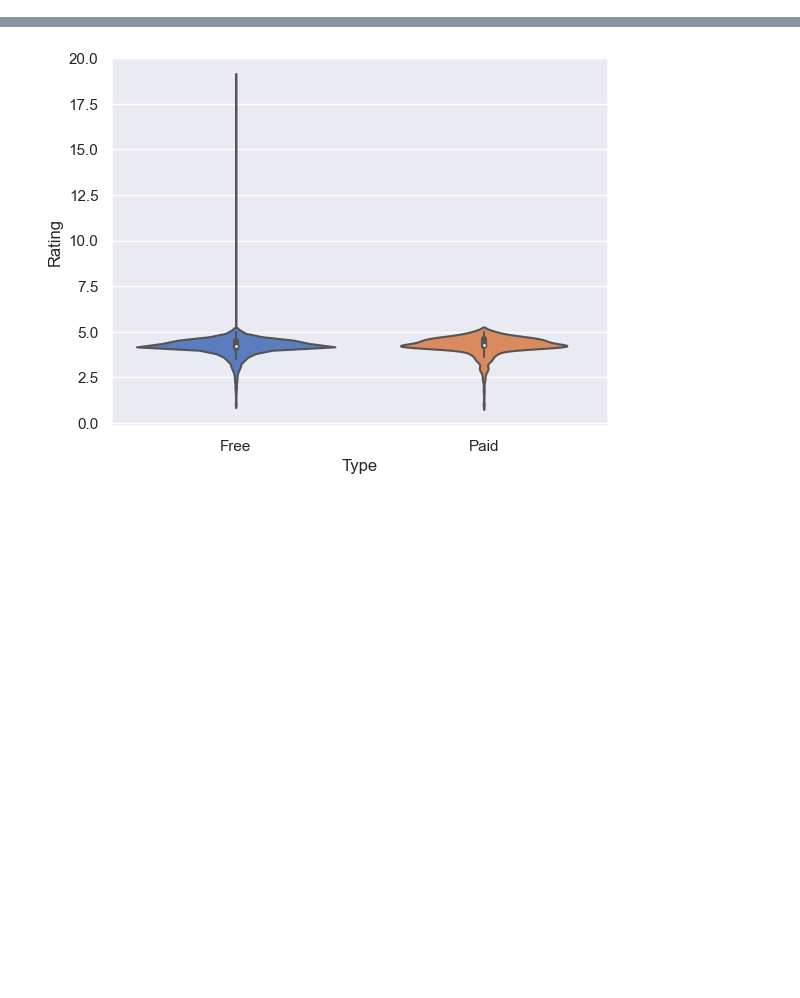
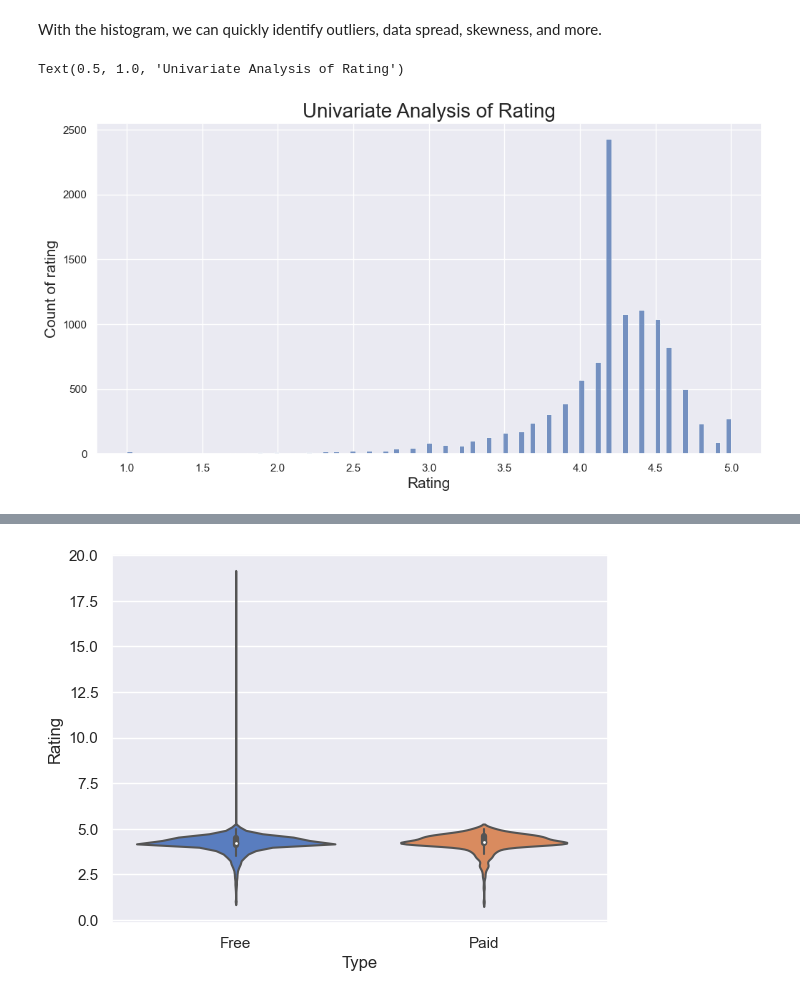
Before and after one commit to ftmoztl/EDA-data-visualization, a Jupyter notebook: eda-visualization.ipynb, the cells around one changed output, grey strips where cells are left out. Drawn from its saved outputs; the diff is of its cells as text; code cells hidden in the pictures; blank space fills up the shorter version.

Commit message:
feat: Add code to draw basic histogram, box plot, violin plot, bar chart, pie chart

```diff
--- a/eda-visualization.ipynb
+++ b/eda-visualization.ipynb
@@ -74,0 +76,11 @@ plt.show()
+# %% [markdown]
+With the histogram, we can quickly identify outliers, data spread, skewness, and more.
+# %%
+plt.figure(figsize= (12,6))
+ax = sns.histplot( data = df, x= df["Rating"])
+ax.set_xlabel('Rating',fontsize = 15)
+ax.set_ylabel('Count of rating', fontsize = 15)
+ax.set_title('Univariate Analysis of Rating', fontsize= 20)
+# %% [output]
+Text(0.5, 1.0, 'Univariate Analysis of Rating')
+[figure, added]
```
Also changed, not shown: parts of 18 cells of this notebook.
